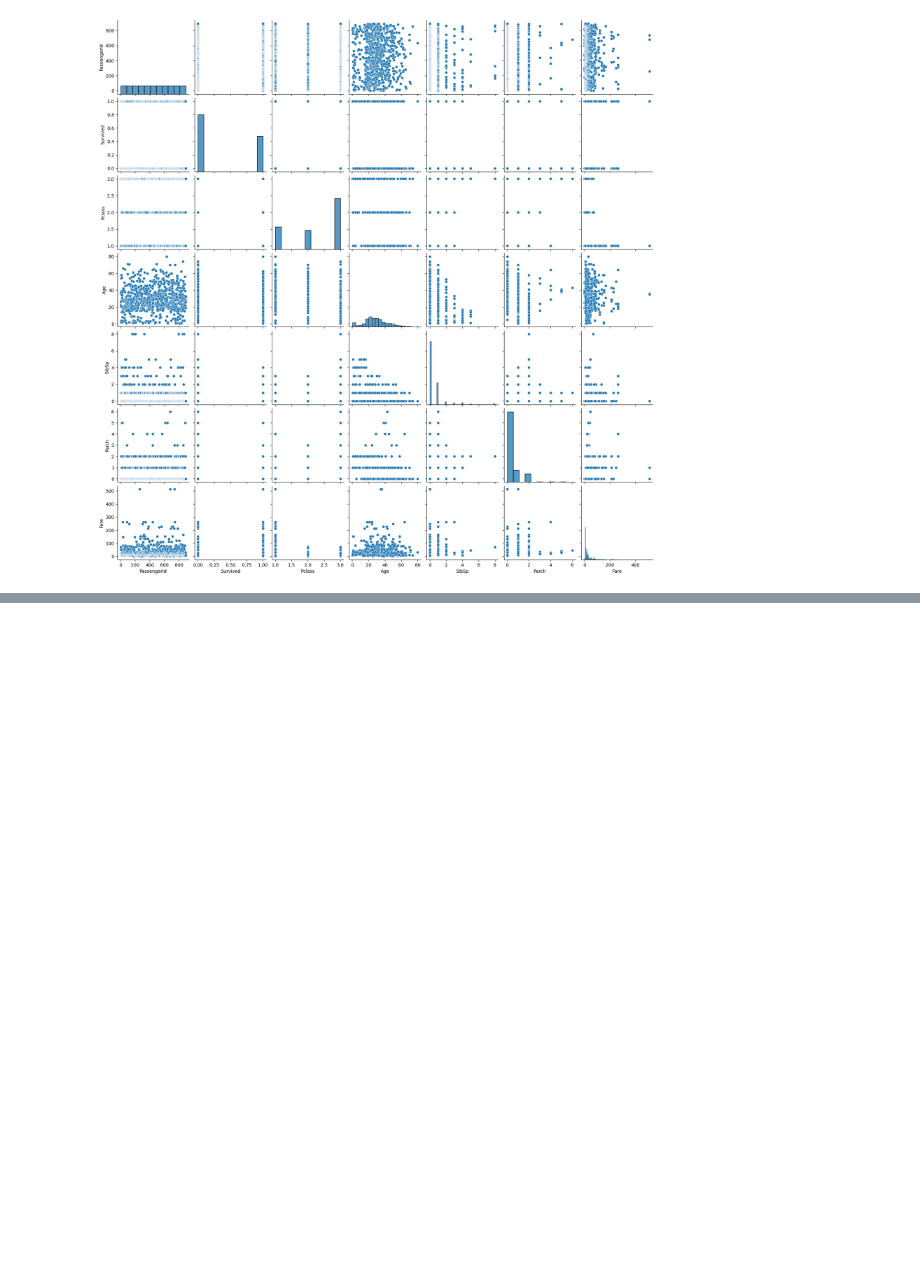
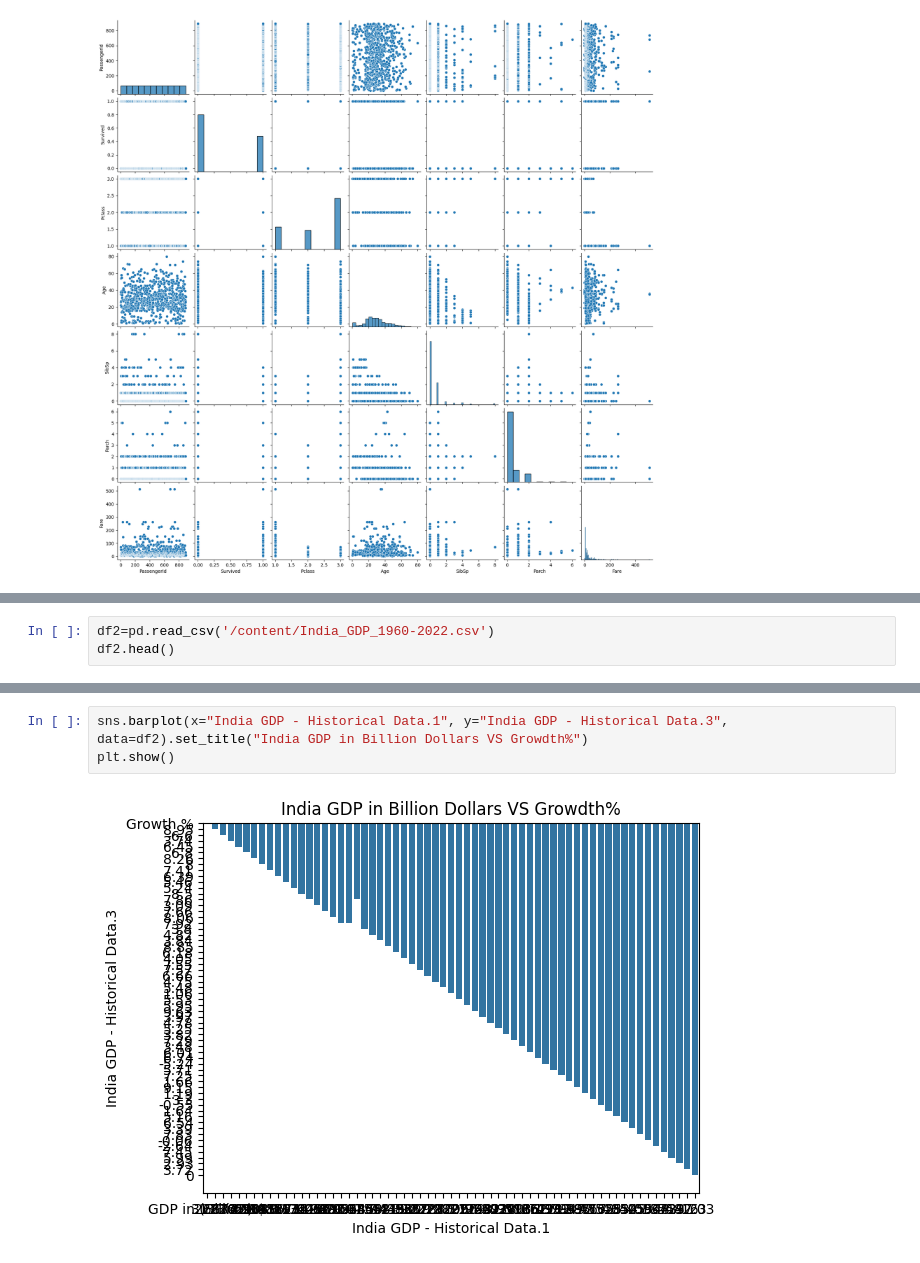
Before and after one commit to RoshanKrO7/6sem, a Jupyter notebook: DAV_Lab7.ipynb, the cells around one changed output, grey strips where cells are left out. Cells and saved outputs as stored; diff of their text form; blank space fills up the shorter version.

```diff
--- a/DAV_Lab7.ipynb
+++ b/DAV_Lab7.ipynb
@@ -212,0 +218,3 @@ sns.pairplot(df)
+# %%
+df2=pd.read_csv('/content/India_GDP_1960-2022.csv')
+df2.head()
@@ -212,0 +228,5 @@ sns.pairplot(df)
+# %%
+sns.barplot(x="India GDP - Historical Data.1", y="India GDP - Historical Data.3", data=df2).set_title("India GDP in Billion Dollars VS Growdth%")
+plt.show()
+# %% [output]
+[figure, added]
```
Also changed, not shown: parts of 4 cells of this notebook.
